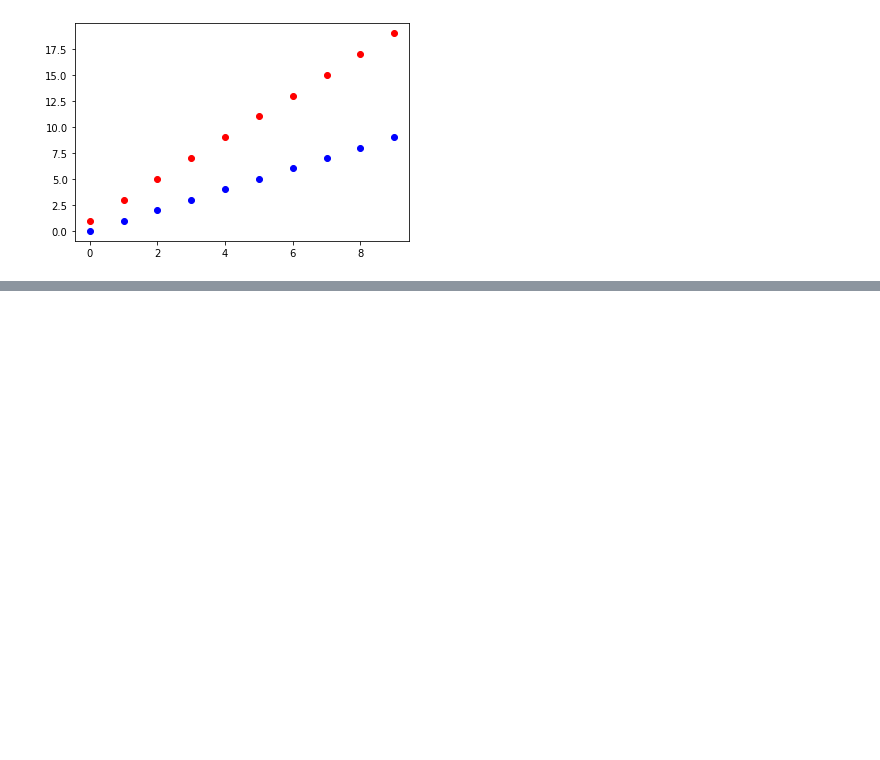
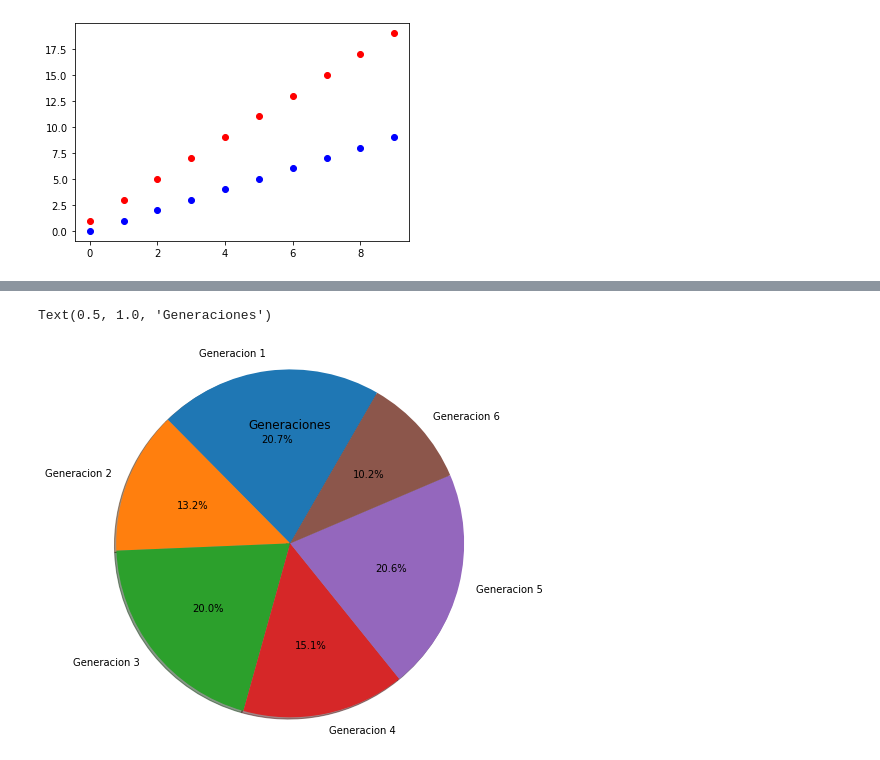
Before and after one commit to clargote/mujeresDigitales, a Jupyter notebook: clase_25ago.ipynb, the cells around one changed output, grey strips where cells are left out. Drawn from its saved outputs; the diff is of its cells as text; code cells hidden in the pictures; blank space fills up the shorter version.

```diff
--- a/clase_25ago.ipynb
+++ b/clase_25ago.ipynb
@@ -15,0 +32,10 @@ plt.scatter(x,(2*x+1), label="Data 2", color="Red")
+# %%
+pk = pd.read_csv('pokemon_data.csv')
+pk["Generation"].count() #permite conocer cantidad total
+a=pk.groupby("Generation").Name.count()
+a.index=["Generacion 1", "Generacion 2","Generacion 3","Generacion 4","Generacion 5","Generacion 6"]
+plt.pie(a.values, labels=a.index, startangle=60, autopct='%1.1f%%', shadow=True, radius=2)
+plt.title("Generaciones")
+# %% [output]
+Text(0.5, 1.0, 'Generaciones')
+[figure, added]
```
Also changed, not shown: parts of 5 cells of this notebook.
